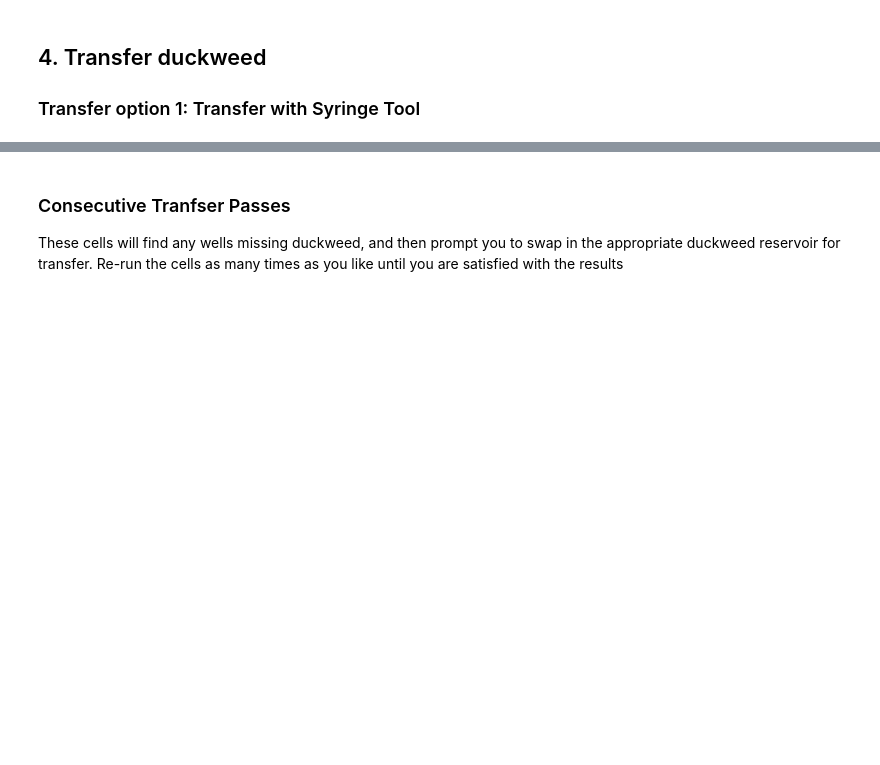
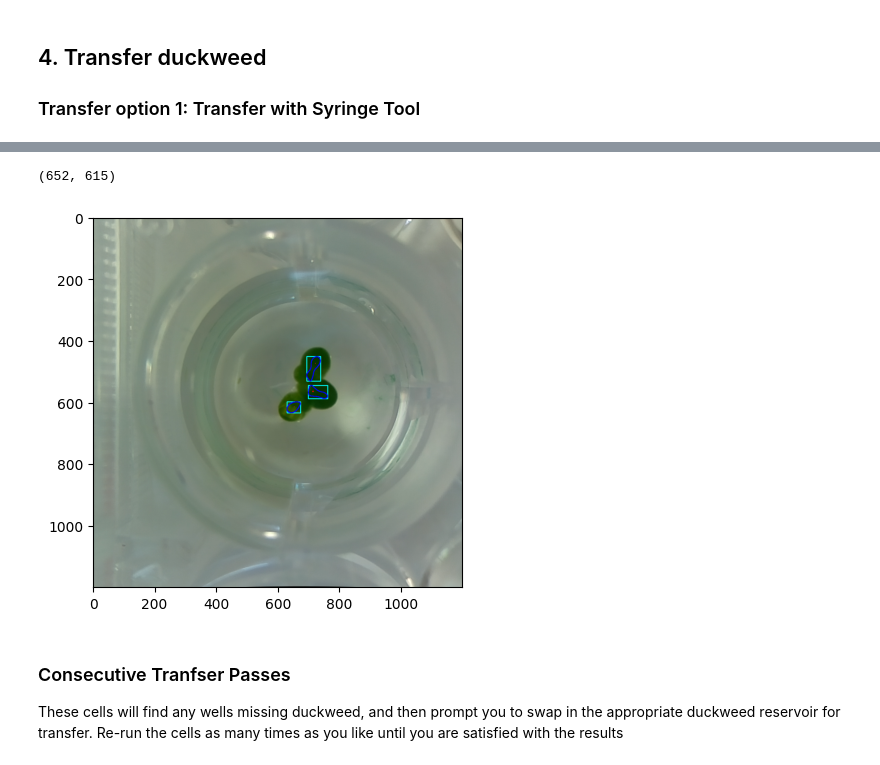
Before and after one commit to machineagency/duckbot, a Jupyter notebook: notebooks/DRAFT_RootImaging.ipynb, the cells around one changed output, grey strips where cells are left out. Drawn from its saved outputs; the diff is of its cells as text; code cells hidden in the pictures; blank space fills up the shorter version.

Commit message:
add frond finding/counting

```diff
--- a/notebooks/DRAFT_RootImaging.ipynb
+++ b/notebooks/DRAFT_RootImaging.ipynb
@@ -178,3 +212,14 @@ cv2.destroyAllWindows()
+# %%
+# test frond find & count
+f= getFrame()
+count, loc_data, loc_img = exp.find_and_count_fronds(f)
+# %%
+%matplotlib inline
+plt.imshow(loc_img)
+print(loc_data[0])
+# %% [output]
+(652, 615)
+[figure, added]
 # %%
 #pop the bed down to avoid any collisions on tool change
 m.moveTo(z=80)
```
Also changed, not shown: parts of 16 cells of this notebook, 1 other file.
